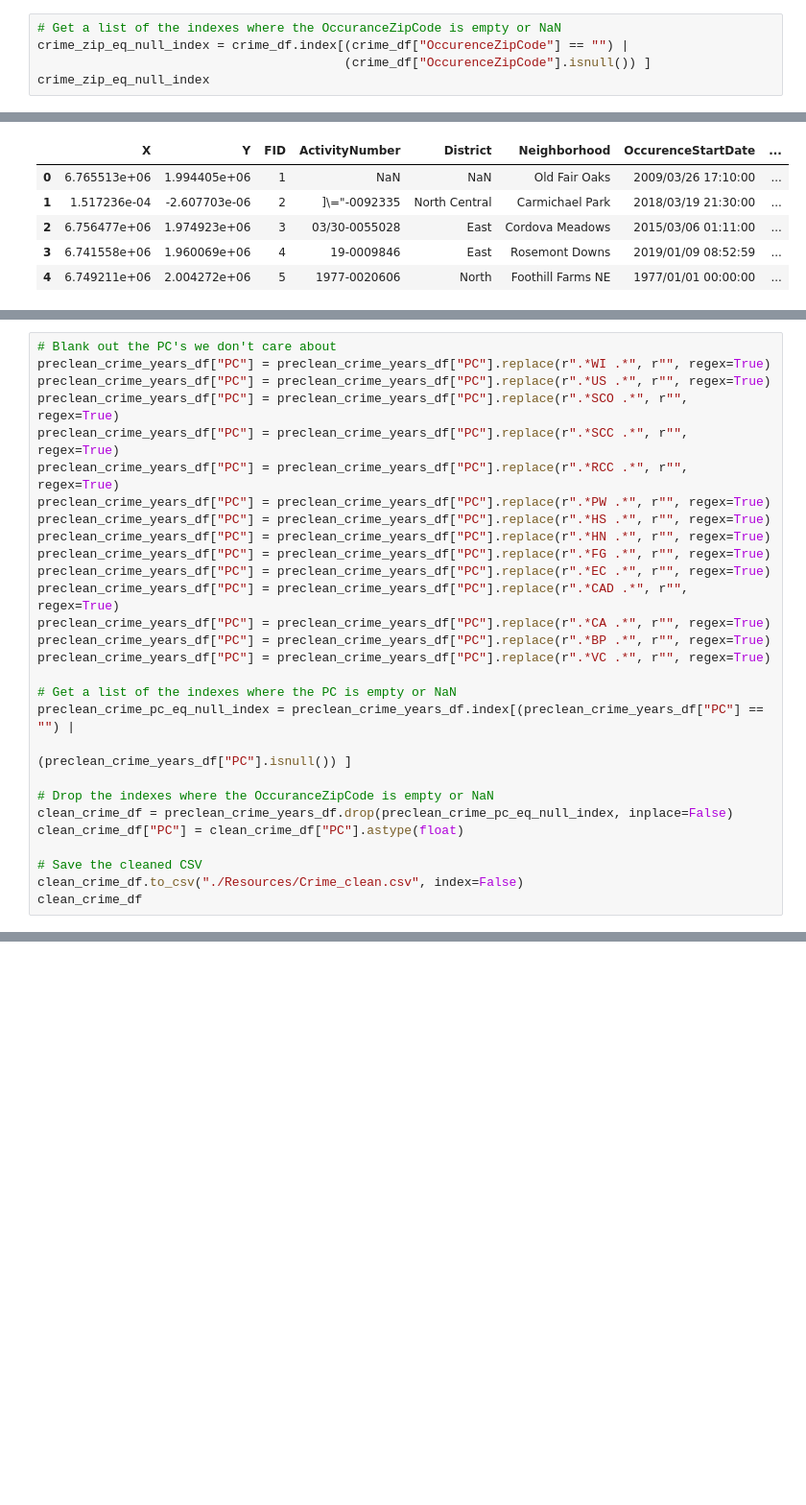
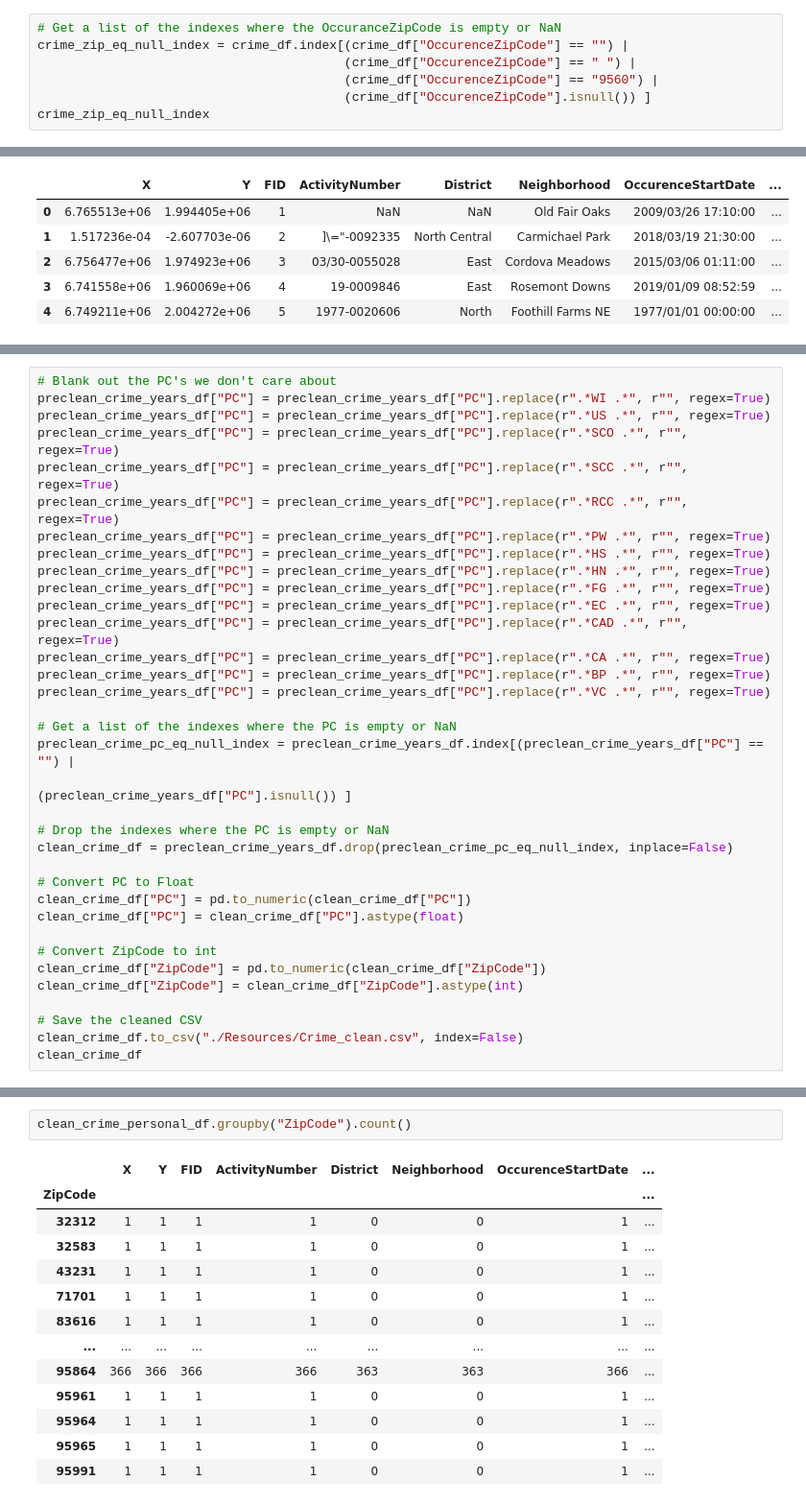
Before and after one commit to sean-galloway/Crime_and_Poverty, a Jupyter notebook: Crime_CleanUp.ipynb, the cells around one changed output, grey strips where cells are left out. Shown at 96% size. Cells and saved outputs as stored; diff of their text form; blank space fills up the shorter version.

Commit message:
Fixes to cleaning the crime data

```diff
--- a/Crime_CleanUp.ipynb
+++ b/Crime_CleanUp.ipynb
@@ -50,6 +50,8 @@ crime_df
 # %%
 # Get a list of the indexes where the OccuranceZipCode is empty or NaN
 crime_zip_eq_null_index = crime_df.index[(crime_df["OccurenceZipCode"] == "") |
+                                         (crime_df["OccurenceZipCode"] == " ") |
+                                         (crime_df["OccurenceZipCode"] == "9560") |
                                          (crime_df["OccurenceZipCode"].isnull()) ]
 crime_zip_eq_null_index
 # %% [output]
@@ -160,9 +162,16 @@ preclean_crime_years_df["PC"] = preclean_crime_years_df["PC"].replace(r".*VC .*"
 preclean_crime_pc_eq_null_index = preclean_crime_years_df.index[(preclean_crime_years_df["PC"] == "") |
                                                                 (preclean_crime_years_df["PC"].isnull()) ]
 
-# Drop the indexes where the OccuranceZipCode is empty or NaN
+# Drop the indexes where the PC is empty or NaN
 clean_crime_df = preclean_crime_years_df.drop(preclean_crime_pc_eq_null_index, inplace=False)
+
+# Convert PC to Float
+clean_crime_df["PC"] = pd.to_numeric(clean_crime_df["PC"])
 clean_crime_df["PC"] = clean_crime_df["PC"].astype(float)
+
+# Convert ZipCode to int
+clean_crime_df["ZipCode"] = pd.to_numeric(clean_crime_df["ZipCode"])
+clean_crime_df["ZipCode"] = clean_crime_df["ZipCode"].astype(int)
 
 # Save the cleaned CSV
 clean_crime_df.to_csv("./Resources/Crime_clean.csv", index=False)
@@ -202,0 +212,16 @@ clean_crime_personal_df
+# %%
+clean_crime_personal_df.groupby("ZipCode").count()
+# %% [output]
+|  | X | Y | FID | ActivityNumber | District | Neighborhood | OccurenceStartDate | ... |
+| ZipCode |  |  |  |  |  |  |  | ... |
+| 32312 | 1 | 1 | 1 | 1 | 0 | 0 | 1 | ... |
+| 32583 | 1 | 1 | 1 | 1 | 0 | 0 | 1 | ... |
+| 43231 | 1 | 1 | 1 | 1 | 0 | 0 | 1 | ... |
+| 71701 | 1 | 1 | 1 | 1 | 0 | 0 | 1 | ... |
+| 83616 | 1 | 1 | 1 | 1 | 0 | 0 | 1 | ... |
+| ... | ... | ... | ... | ... | ... | ... | ... | ... |
+| 95864 | 366 | 366 | 366 | 366 | 363 | 363 | 366 | ... |
+| 95961 | 1 | 1 | 1 | 1 | 0 | 0 | 1 | ... |
+| 95964 | 1 | 1 | 1 | 1 | 0 | 0 | 1 | ... |
+| 95965 | 1 | 1 | 1 | 1 | 0 | 0 | 1 | ... |
+| 95991 | 1 | 1 | 1 | 1 | 0 | 0 | 1 | ... |
```
Also changed, not shown: parts of 7 cells of this notebook, 3 other files.
